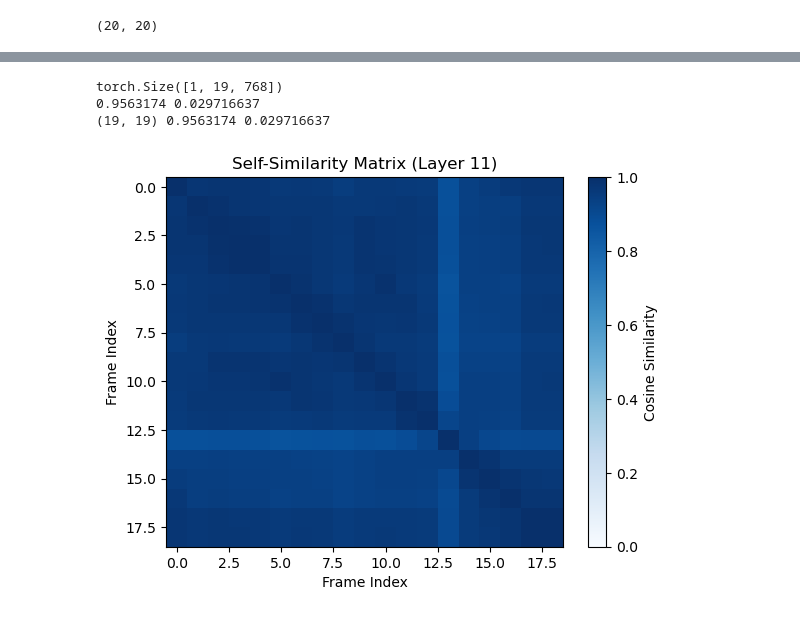
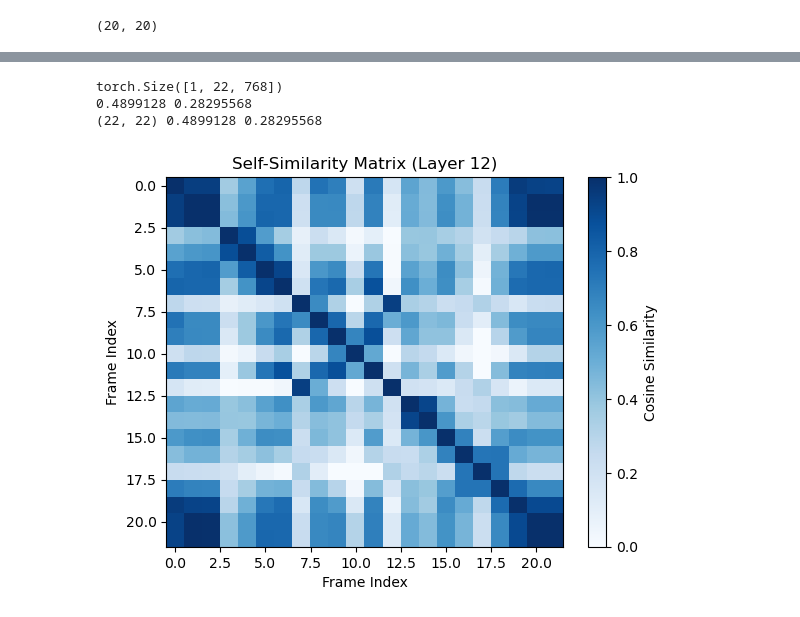
Before and after one commit to badrex/explore.speech.wav2vec2, a Jupyter notebook: explore_self_sim.ipynb, the cells around one changed output, grey strips where cells are left out. Cells and saved outputs as stored; diff of their text form; code cells hidden in the pictures.

```diff
--- a/explore_self_sim.ipynb
+++ b/explore_self_sim.ipynb
@@ -25,7 +25,7 @@ Some weights of Wav2Vec2ForCTC were not initialized from the model checkpoint at
 You should probably TRAIN this model on a down-stream task to be able to use it for predictions and inference.
 # %%
 # Load an example audio file (replace with your own path)
-audio_path = "/home/badr/explore_wav2vec/spoken_digit/speech_data/7_lucas_0.wav"
+audio_path = "/home/badr/explore_wav2vec/spoken_digit/speech_data/7_lucas_4.wav"
 waveform, sample_rate = torchaudio.load(audio_path)
 # %%
 sample_rate
@@ -47,7 +47,8 @@ audio, sr = librosa.load(audio_path, sr=8000)
 
 
 # Play the audio in the notebook
-audio_hat = audio[2200:]
+_start_idx = 0
+audio_hat = audio[_start_idx:]
 
 print(len(audio), len(audio_hat), sr)
 
@@ -63,7 +64,7 @@ def plot_mel_spectrogram(audio, sr):
     hop_length = int(sr * 0.020)  # 20 milliseconds
 
     # Compute the mel spectrogram
-    spectrogram = librosa.feature.melspectrogram(y=audio, sr=sr, n_mels=60, n_fft=frame_length, hop_length=hop_length)
+    spectrogram = librosa.feature.melspectrogram(y=audio, sr=sr, n_mels=39, n_fft=frame_length, hop_length=hop_length)
     #spectrogram = librosa.feature.melspectrogram(y=audio, sr=sr,  n_mels=128,)
 
     # Convert the power spectrogram to dB scale
@@ -122,6 +123,6 @@ waveform.shape, sample_rate
 # %%
 waveform, sample_rate = torchaudio.load(audio_path)
-waveform = waveform.squeeze()[2200:].unsqueeze(dim=0)
+waveform = waveform.squeeze()[_start_idx:].unsqueeze(dim=0)
 print(waveform.shape)
 
 resampler = torchaudio.transforms.Resample(8_000, 16_000)
@@ -215,10 +216,10 @@ torch.Size([1, 19, 768])
 # %%
-plot_self_similarity_matrix(layer_reprs, layer_index=11)
+plot_self_similarity_matrix(layer_reprs, layer_index=12)
 # %% [output]
-torch.Size([1, 19, 768])
-0.9563174 0.029716637
-(19, 19) 0.9563174 0.029716637
+torch.Size([1, 22, 768])
+0.4899128 0.28295568
+(22, 22) 0.4899128 0.28295568
-[figure, old version]
+[figure, new version]
 # %%
 plot_self_similarity_matrix(layer_reprs, layer_index=8)
 # %% [output]
```
Also changed, not shown: parts of 15 cells of this notebook, 1 other file.
